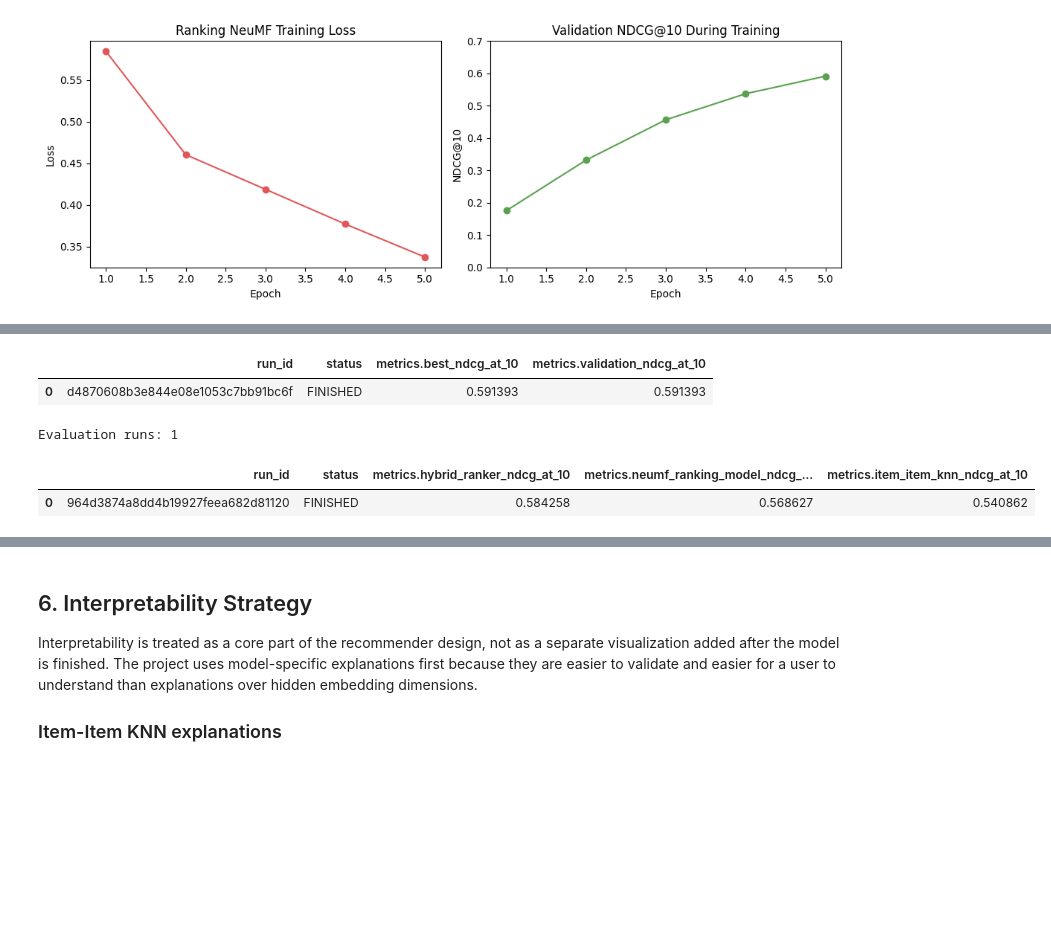
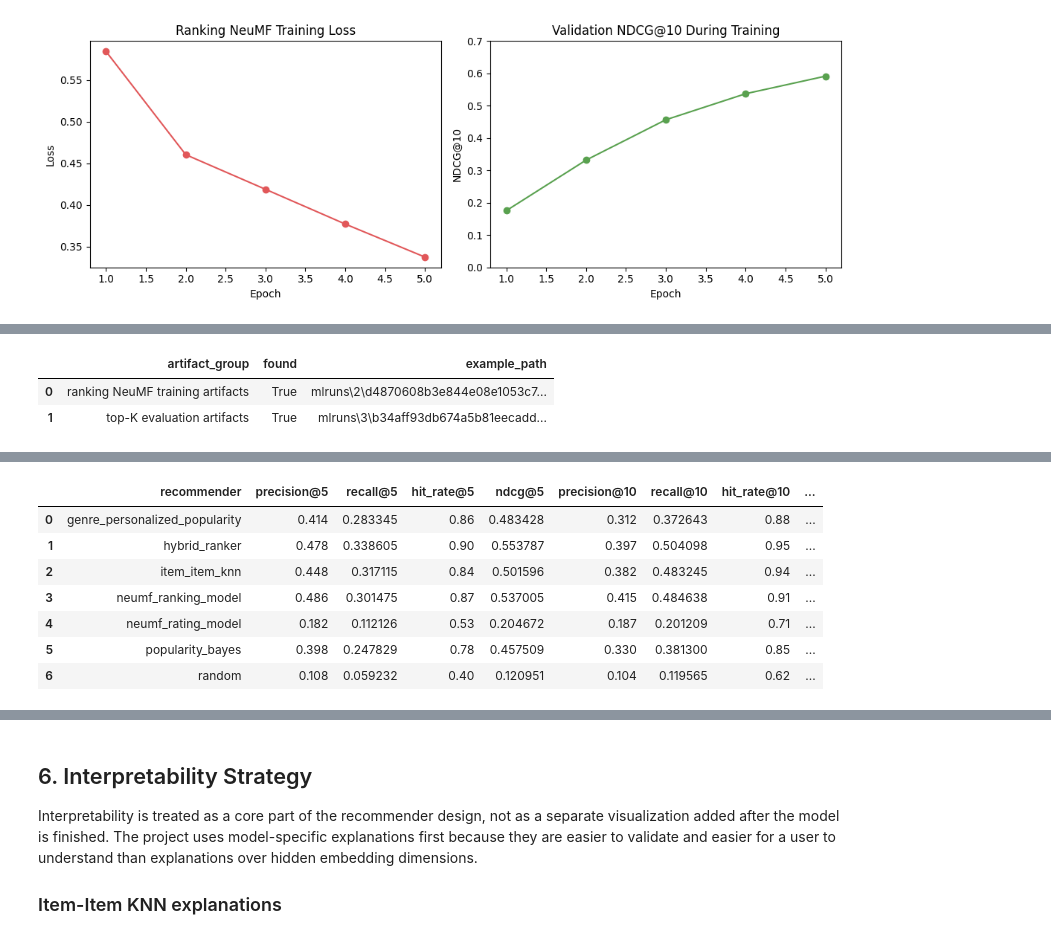
Before and after one commit to rafglo/Movie-Recommendation-System-with-Explainability, a Jupyter notebook: notebooks/final_submission.ipynb, the cells around one changed output, grey strips where cells are left out. Saved outputs shown, nothing was run; the diff lists cells and outputs as text; code cells hidden in the pictures; blank space fills up the shorter version.

```diff
--- a/notebooks/final_submission.ipynb
+++ b/notebooks/final_submission.ipynb
@@ -209,37 +211,50 @@ python -m mlflow ui --backend-store-uri sqlite:///mlflow.db
 # %%
-try:
-    from src.mlflow_utils import configure_mlflow
-    import mlflow
+mlruns_dir = PROJECT_ROOT / "mlruns"
+training_artifacts = sorted(mlruns_dir.glob("2/*/artifacts/ranking_neumf"))
+evaluation_artifacts = sorted(mlruns_dir.glob("3/*/artifacts/evaluation"))
 
-    configure_mlflow("movie_recommender_evaluation")
-    experiments = {exp.name: exp.experiment_id for exp in mlflow.search_experiments()}
-    print("Available experiments:")
-    for name, experiment_id in sorted(experiments.items()):
-        print(f"- {name}: {experiment_id}")
+mlflow_artifact_check = pd.DataFrame(
+    [
+        {
+            "artifact_group": "ranking NeuMF training artifacts",
+            "found": bool(training_artifacts),
+            "example_path": str(training_artifacts[-1].relative_to(PROJECT_ROOT)) if training_artifacts else "not found",
+        },
+        {
+            "artifact_group": "top-K evaluation artifacts",
+            "found": bool(evaluation_artifacts),
+            "example_path": str(evaluation_artifacts[-1].relative_to(PROJECT_ROOT)) if evaluation_artifacts else "not found",
+        },
+    ]
+)
+display(mlflow_artifact_check)
 
-    training_runs = mlflow.search_runs(experiment_names=["movie_recommender_training"])
-    evaluation_runs = mlflow.search_runs(experiment_names=["movie_recommender_evaluation"])
+print("Final evaluation summary exported from the logged run:")
+display(pd.read_csv(PROJECT_ROOT / "reports" / "topk_evaluation_summary.csv"))
 
-    print()
-    print(f"Training runs: {len(training_runs)}")
-    display_cols = [
-        col for col in ["run_id", "status", "metrics.best_ndcg_at_10", "metrics.validation_ndcg_at_10"]
-        if col in training_runs.columns
-    ]
-    display(training_runs[display_cols].head())
-
-    print(f"Evaluation runs: {len(evaluation_runs)}")
+leaderboard_path = PROJECT_ROOT / "reports" / "evaluation_runs" / "leaderboard.csv"
+if leaderboard_path.exists():
+    leaderboard = pd.read_csv(leaderboard_path)
+    sort_col = "run_timestamp" if "run_timestamp" in leaderboard.columns else None
+    if sort_col:
+        leaderboard = leaderboard.sort_values(sort_col, ascending=False)
     display_cols = [
         col for col in [
             "run_id",
-            "status",
-            "metrics.hybrid_ranker_ndcg_at_10",
-            "metrics.neumf_ranking_model_ndcg_at_10",
-            "metrics.item_item_knn_ndcg_at_10",
+            "run_timestamp",
+            "run_label",
+            "recommender",
+            "ndcg@10",
+            "precision@10",
+            "recall@10",
+            "hit_rate@10",
         ]
-        if col in evaluation_runs.columns
+        if col in leaderboard.columns
     ]
-    display(evaluation_runs[display_cols].head())
-except ModuleNotFoundError as exc:
-    print(f"MLflow is not installed in this environment: {exc}")
+    display(leaderboard.head(10)[display_cols])
+else:
+    print("No leaderboard file found.")
 # %% [output]
+|  | artifact_group | found | example_path |
+| 0 | ranking NeuMF training artifacts | True | mlruns\2\d4870608b3e844e08e1053c7... |
+| 1 | top-K evaluation artifacts | True | mlruns\3\b34aff93db674a5b81eecadd... |
@@ -253,5 +262,8 @@ Training runs: 1
-|  | run_id | status | metrics.best_ndcg_at_10 | metrics.validation_ndcg_at_10 |
-| 0 | d4870608b3e844e08e1053c7bb91bc6f | FINISHED | 0.591393 | 0.591393 |
-Evaluation runs: 1
-|  | run_id | status | metrics.hybrid_ranker_ndcg_at_10 | metrics.neumf_ranking_model_ndcg_... | metrics.item_item_knn_ndcg_at_10 |
-| 0 | 964d3874a8dd4b19927feea682d81120 | FINISHED | 0.584258 | 0.568627 | 0.540862 |
+|  | recommender | precision@5 | recall@5 | hit_rate@5 | ndcg@5 | precision@10 | recall@10 | hit_rate@10 | ... |
+| 0 | genre_personalized_popularity | 0.414 | 0.283345 | 0.86 | 0.483428 | 0.312 | 0.372643 | 0.88 | ... |
+| 1 | hybrid_ranker | 0.478 | 0.338605 | 0.90 | 0.553787 | 0.397 | 0.504098 | 0.95 | ... |
+| 2 | item_item_knn | 0.448 | 0.317115 | 0.84 | 0.501596 | 0.382 | 0.483245 | 0.94 | ... |
+| 3 | neumf_ranking_model | 0.486 | 0.301475 | 0.87 | 0.537005 | 0.415 | 0.484638 | 0.91 | ... |
+| 4 | neumf_rating_model | 0.182 | 0.112126 | 0.53 | 0.204672 | 0.187 | 0.201209 | 0.71 | ... |
+| 5 | popularity_bayes | 0.398 | 0.247829 | 0.78 | 0.457509 | 0.330 | 0.381300 | 0.85 | ... |
+| 6 | random | 0.108 | 0.059232 | 0.40 | 0.120951 | 0.104 | 0.119565 | 0.62 | ... |
```
Also changed, not shown: parts of 3 cells of this notebook, 24 other files.
